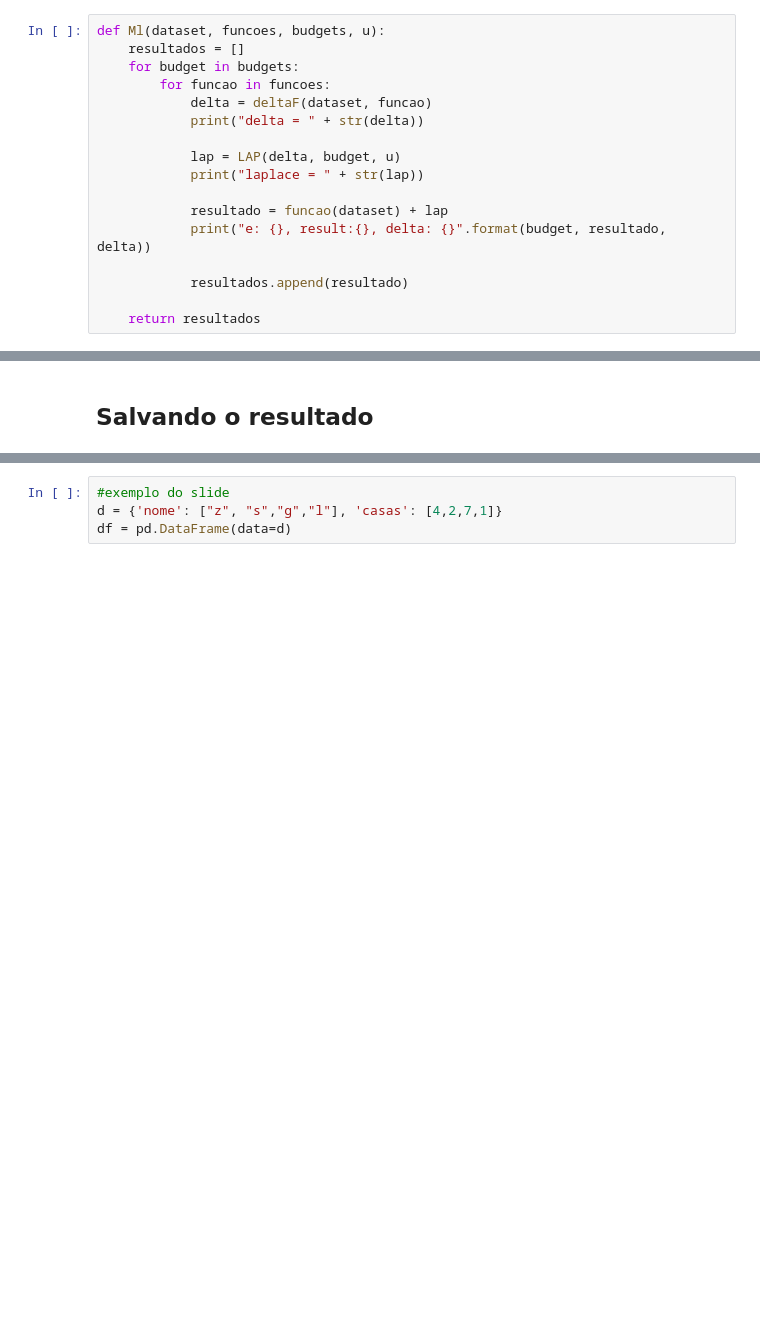
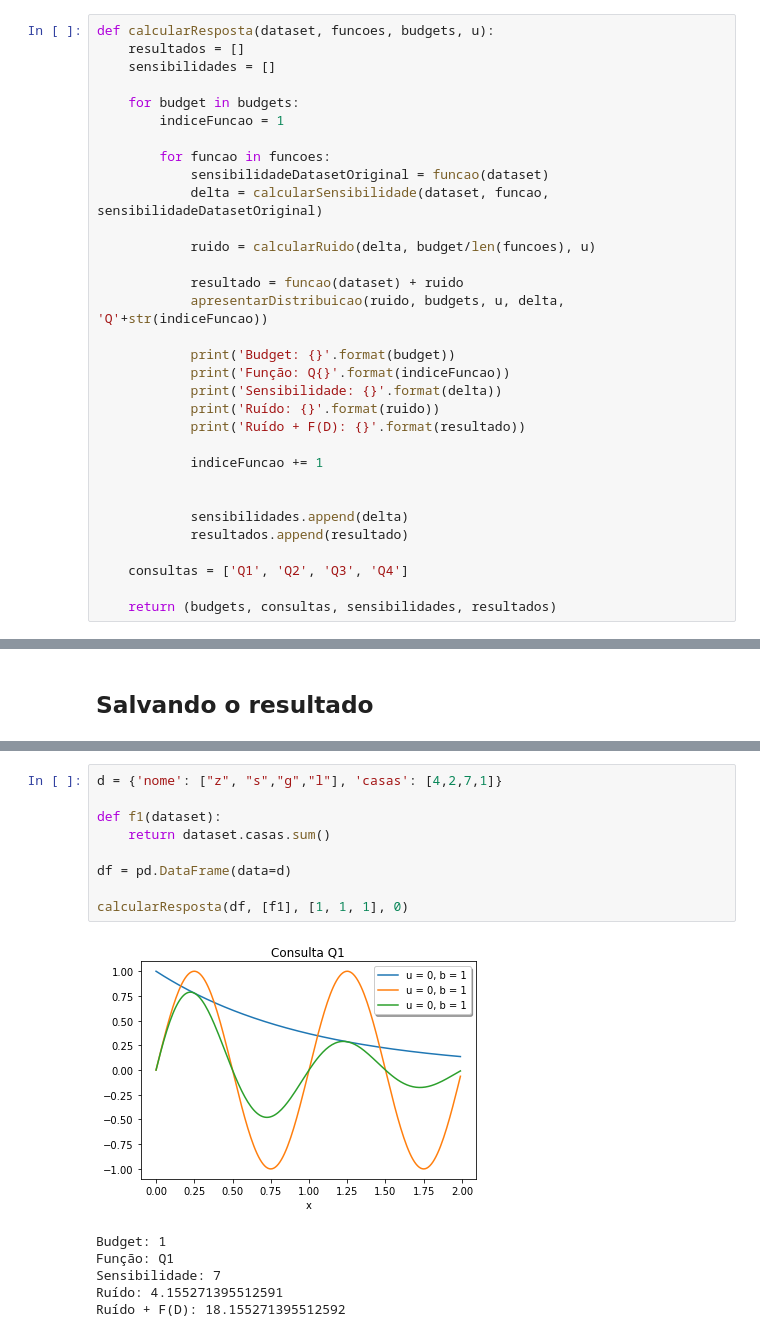
Before and after one commit to tibetteixeira/disciplina_privacidade_2019, a Jupyter notebook: dp_laplace/Privacidade_com_Laplace.ipynb, the cells around one changed output, grey strips where cells are left out. Drawn from its saved outputs; the diff is of its cells as text; blank space fills up the shorter version.

```diff
--- a/dp_laplace/Privacidade_com_Laplace.ipynb
+++ b/dp_laplace/Privacidade_com_Laplace.ipynb
@@ -91,19 +107,34 @@ def ApresentarDistribuicao(l, s):
 # %% [markdown]
 ## Mecanismo
 # %%
-def Ml(dataset, funcoes, budgets, u):
+def calcularResposta(dataset, funcoes, budgets, u):
     resultados = []
+    sensibilidades = []
+
     for budget in budgets:
+        indiceFuncao = 1
+
         for funcao in funcoes:
-            delta = deltaF(dataset, funcao)
-            print("delta = " + str(delta))
+            sensibilidadeDatasetOriginal = funcao(dataset)
+            delta = calcularSensibilidade(dataset, funcao, sensibilidadeDatasetOriginal)
 
-            lap = LAP(delta, budget, u)
-            print("laplace = " + str(lap))
+            ruido = calcularRuido(delta, budget/len(funcoes), u)
 
-            resultado = funcao(dataset) + lap
-            print("e: {}, result:{}, delta: {}".format(budget, resultado, delta))
+            resultado = funcao(dataset) + ruido
+            apresentarDistribuicao(ruido, budgets, u, delta, 'Q'+str(indiceFuncao))
 
+            print('Budget: {}'.format(budget))
+            print('Função: Q{}'.format(indiceFuncao))
+            print('Sensibilidade: {}'.format(delta))
+            print('Ruído: {}'.format(ruido))
+            print('Ruído + F(D): {}'.format(resultado))
+
+            indiceFuncao += 1
+
+
+            sensibilidades.append(delta)
             resultados.append(resultado)
 
-    return resultados
+    consultas = ['Q1', 'Q2', 'Q3', 'Q4']
+
+    return (budgets, consultas, sensibilidades, resultados)
@@ -170,4 +198,16 @@ Q1(dataset)
 # %%
-#exemplo do slide
 d = {'nome': ["z", "s","g","l"], 'casas': [4,2,7,1]}
+
+def f1(dataset):
+    return dataset.casas.sum()
+
 df = pd.DataFrame(data=d)
+
+calcularResposta(df, [f1], [1, 1, 1], 0)
+# %% [output]
+[figure, added]
+Budget: 1
+Função: Q1
+Sensibilidade: 7
+Ruído: 4.155271395512591
+Ruído + F(D): 18.155271395512592
```
Also changed, not shown: parts of 20 cells of this notebook.
